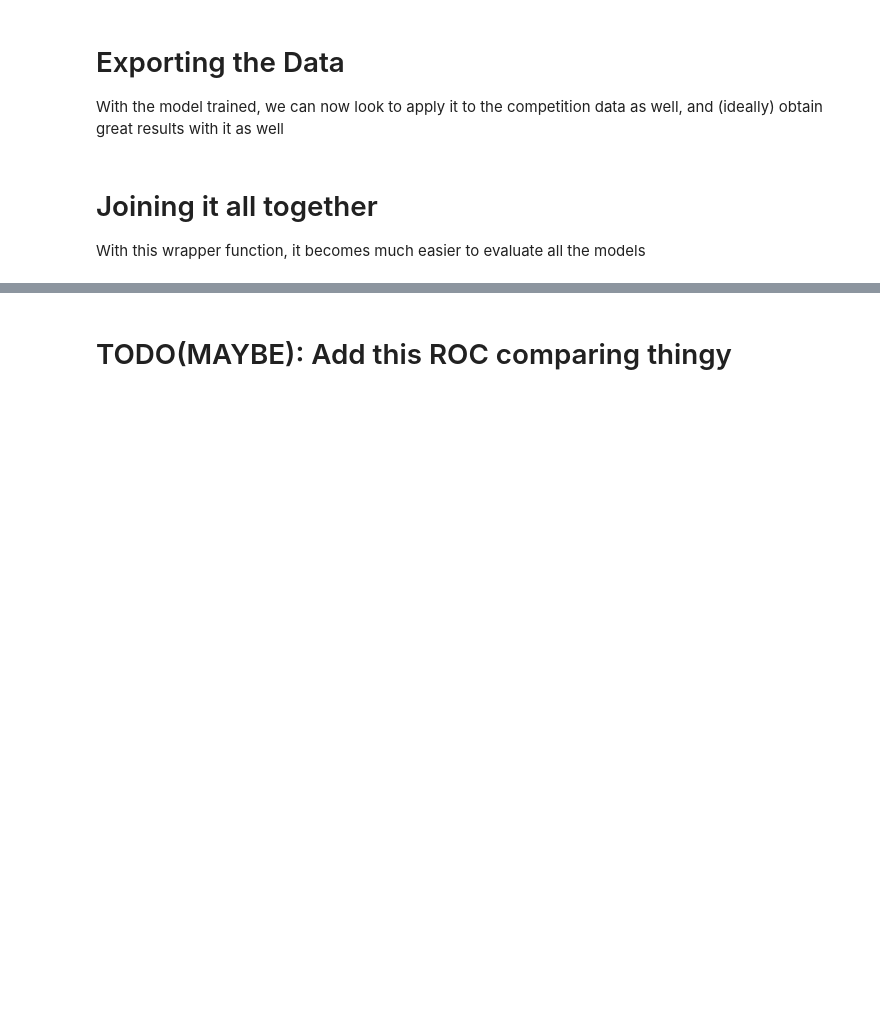
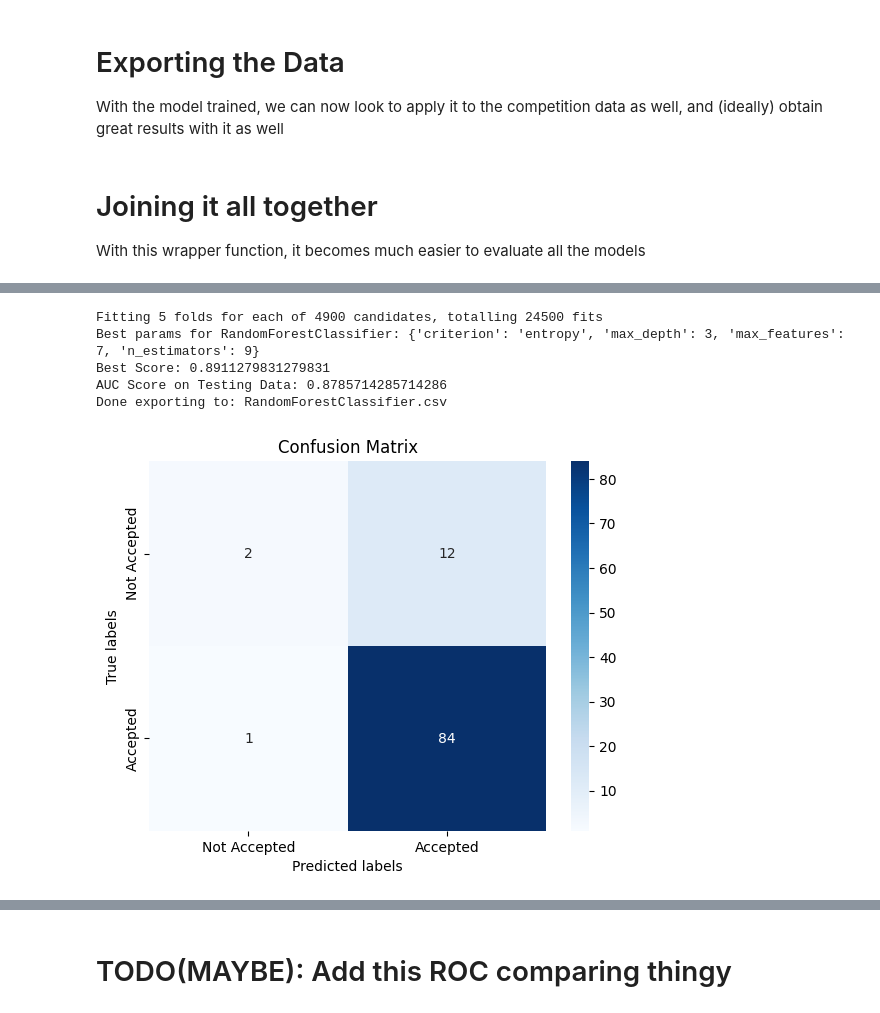
Before and after one commit to 1Krypt0/FEUP-AC-PROJ, a Jupyter notebook: docs/modeling.ipynb, the cells around one changed output, grey strips where cells are left out. Cells and saved outputs as stored; diff of their text form; code cells hidden in the pictures; blank space fills up the shorter version.

```diff
--- a/docs/modeling.ipynb
+++ b/docs/modeling.ipynb
@@ -166,0 +145,14 @@ You can try to debug the error by setting error_score='raise'.
+# %%
+rf_results = apply(RandomForestClassifier(random_state=0), {
+    "n_estimators": range(5, 30),
+    "max_features": range(1, 8),
+    "max_depth": range(1, 15),
+    "criterion": ["gini", "entropy"],
+})
+# %% [output]
+Fitting 5 folds for each of 4900 candidates, totalling 24500 fits
+Best params for RandomForestClassifier: {'criterion': 'entropy', 'max_depth': 3, 'max_features': 7, 'n_estimators': 9}
+Best Score: 0.8911279831279831
+AUC Score on Testing Data: 0.8785714285714286
+Done exporting to: RandomForestClassifier.csv
+[figure, added]
```
Also changed, not shown: parts of 15 cells of this notebook, 9 other files.
